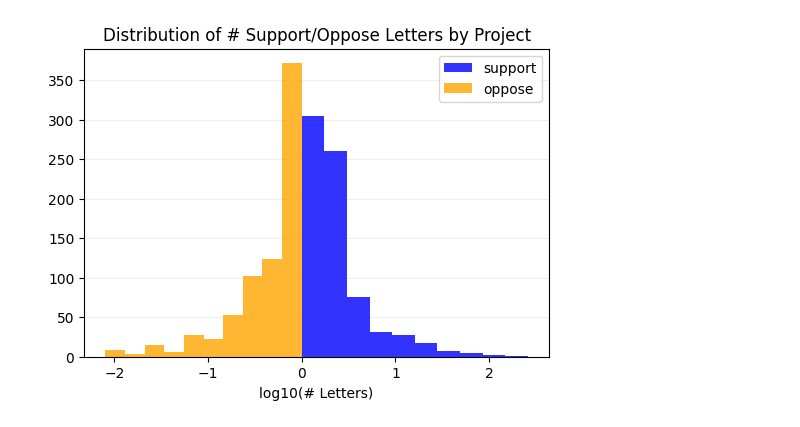
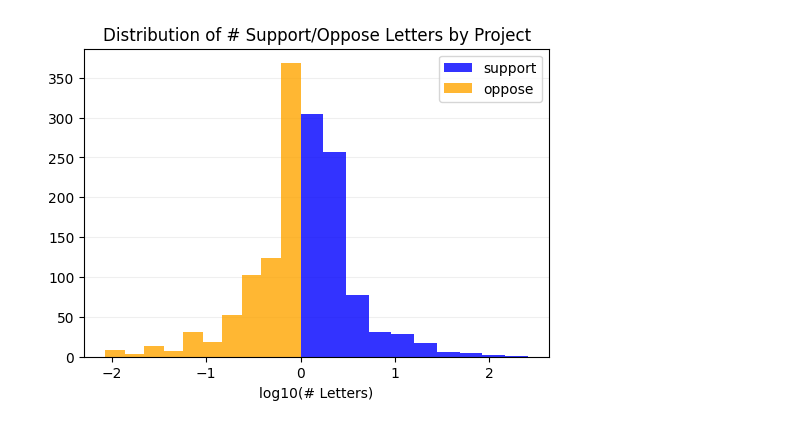
Before and after one commit to ed-kung/lacpc, a Jupyter notebook: src/notebooks/predict-outcome.ipynb, the cells around one changed output. Drawn from its saved outputs; the diff is of its cells as text; code cells hidden in the pictures.

Commit message:
update minutes prompt and enhanced predictive model

```diff
--- a/src/notebooks/predict-outcome.ipynb
+++ b/src/notebooks/predict-outcome.ipynb
@@ -116,0 +46,37 @@ pd.crosstab(df2['author_type'], df2['support_or_oppose'])
+# %%
+# Count support and opposition for minutes items
+for so in ['support', 'oppose']:
+    for typ in ['', 'individual', 'official', 'other']:
+        dfm[f'n_{typ}_{so}'] = 0
+
+for idx, irow in dfm.iterrows():
+    date = irow['date']
+    item_no = irow['item_no']
+    for jdx, jrow in dfl.loc[dfl['date']==date].iterrows():
+        referenced_items = [s.strip() for s in jrow['referenced_items'].split(',')]
+        is_so = {}
+        is_so['support'] = jrow['support_or_oppose'] in SUPPORT_TAGS
+        is_so['oppose'] = jrow['support_or_oppose'] in OPPOSE_TAGS
+        is_type = {}
+        is_type[''] = 1
+        is_type['individual'] = 1*(jrow['author_type']=='INDIVIDUAL')
+        is_type['official'] = 1*(jrow['author_type']=='PUBLIC OFFICIAL')
+        is_type['other'] = 1 - is_type['individual'] - is_type['official']
+        if item_no in referenced_items:
+            for so in ['support', 'oppose']:
+                for typ in ['', 'individual', 'official', 'other']:
+                    dfm.loc[idx, f'n_{typ}_{so}'] += is_type[typ]*is_so[so]
+# %%
+# Deliberation order for minutes items
+dfm['deliberation_order'] = dfm.groupby('date')[
+    'minutes_start_line'
+].rank(method='dense', ascending=True)
+# %%
+# Total number of agenda items for each meeting
+tempdf = dfa.groupby('date').agg(num_agenda_items=('item_no','count')).reset_index()
+dfm = dfm.merge(tempdf, on='date', how='left')
+# %%
+# consent calendar indicator
+tempdf = dfa[['date', 'item_no', 'is_cc_part']]
+dfm = dfm.merge(tempdf, on=['date', 'item_no'], how='left')
+dfm['consent_calendar'] = 1*dfm['is_cc_part']
@@ -117,12 +121,12 @@ pd.crosstab(df2['author_type'], df2['support_or_oppose'])
 # %%
 plt.figure(figsize=(6,4))
-plt.hist(np.log10(df3['n_support']+1), alpha=0.8, color='blue', label='support')
-plt.hist(-np.log10(df3['n_oppose']+1), alpha=0.8, color='orange', label='oppose')
+plt.hist(np.log10(dfm['n__support']+1), alpha=0.8, color='blue', label='support')
+plt.hist(-np.log10(dfm['n__oppose']+1), alpha=0.8, color='orange', label='oppose')
 plt.xlabel('log10(# Letters)')
 plt.legend()
 plt.grid(axis='y', alpha=0.2)
 plt.gca().set_axisbelow(True)
 plt.title("Distribution of # Support/Oppose Letters by Project")
 plt.show()
 # %% [output]
-[figure, old version]
+[figure, new version]
```
Also changed, not shown: parts of 23 cells of this notebook, 3 other files.
